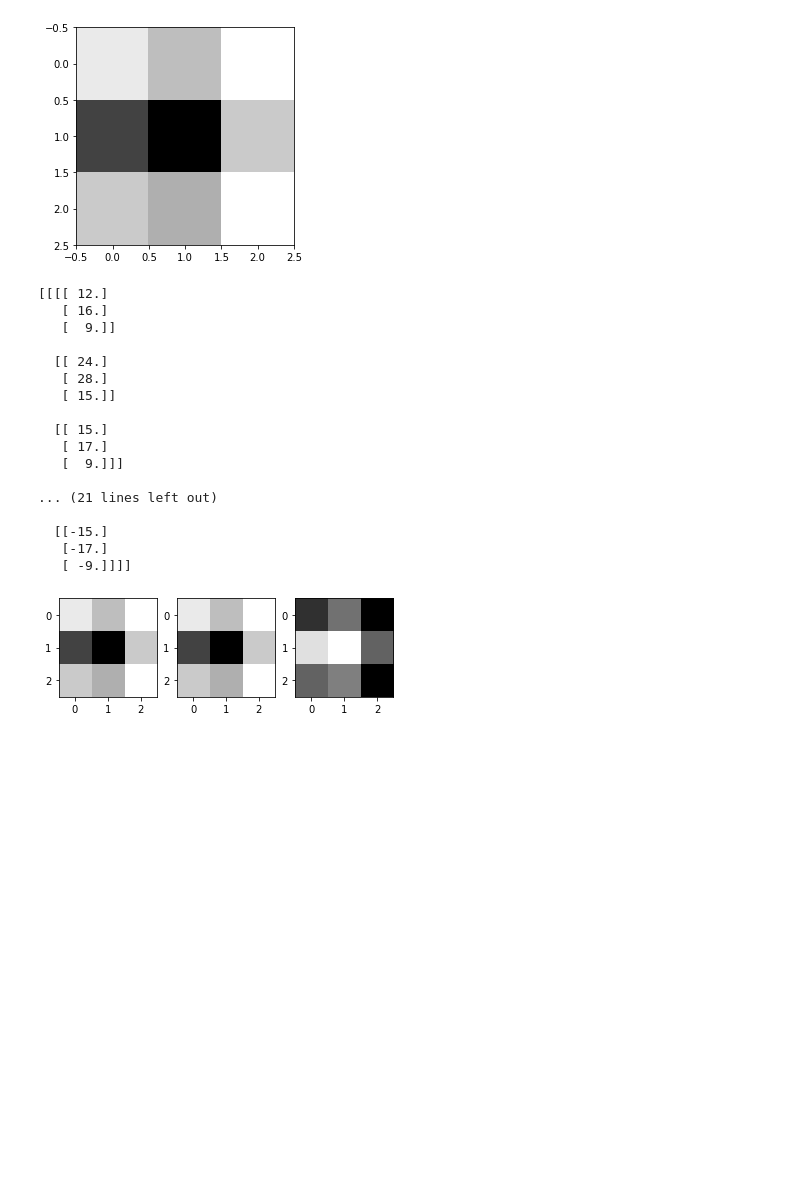
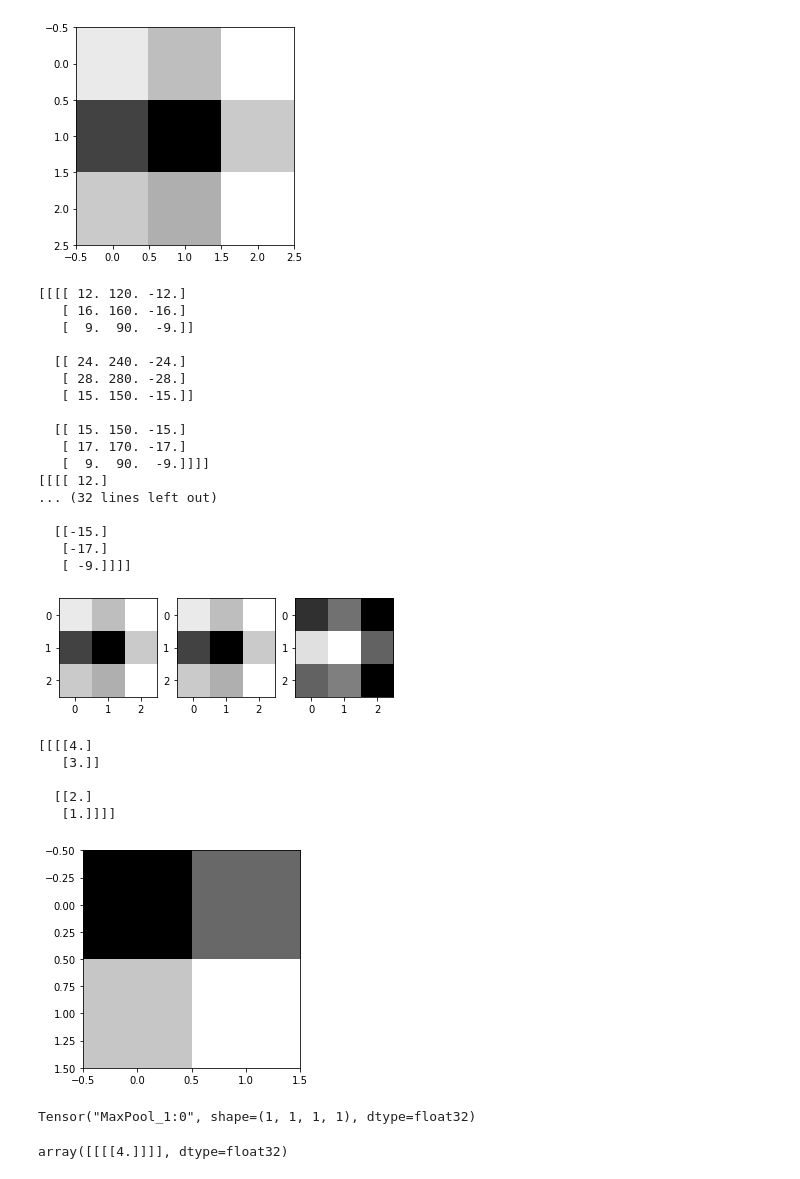
Before and after one commit to landturtler/2020_AI_education_example, a Jupyter notebook: 딥러닝_Tensorflow/cnn_basic.ipynb, the cells around one changed output. Cells and saved outputs as stored; diff of their text form; code cells hidden in the pictures; blank space fills up the shorter version.

```diff
--- a/딥러닝_Tensorflow/cnn_basic.ipynb
+++ b/딥러닝_Tensorflow/cnn_basic.ipynb
@@ -113,7 +101,7 @@ weight = tf.constant([[[[1.,10.,-1.]],[[1.,10.,-1]]],
                       [[[1.,10.,-1.]],[[1.,10.,-1.]]]])
 conv2d = tf.nn.conv2d(image,weight,strides=[1,1,1,1],padding='SAME')
 conv2d_img = conv2d.eval()
-# print(conv2d_img)  # (1,3,3,3)
+print(conv2d_img)  # (1,3,3,3)
 conv2d_img = np.swapaxes(conv2d_img,0,3)
 print(conv2d_img)  # (3,3,3,1)
 
@@ -123,19 +111,19 @@ for i, one_imge in enumerate(conv2d_img):
     plt.imshow(one_imge.reshape(3,3),cmap='Greys')
 plt.show()
 # %% [output]
+[[[[ 12. 120. -12.]
+   [ 16. 160. -16.]
+   [  9.  90.  -9.]]
+
+  [[ 24. 240. -24.]
+   [ 28. 280. -28.]
+   [ 15. 150. -15.]]
+
+  [[ 15. 150. -15.]
+   [ 17. 170. -17.]
+   [  9.  90.  -9.]]]]
 [[[[ 12.]
-   [ 16.]
-   [  9.]]
-
-  [[ 24.]
-   [ 28.]
-   [ 15.]]
-
-  [[ 15.]
-   [ 17.]
-   [  9.]]]
-
-... (21 lines left out)
+... (32 lines left out)
 
   [[-15.]
    [-17.]
@@ -145,0 +132,26 @@ plt.show()
+# %%
+# max pooling : (1,2,2,1) ---> (1,2,2,1)  , padding = 'SAME' (zero padding 함)
+image = np.array([[[[4],[3]],
+                  [[2],[1]]]],dtype=np.float32)
+print(image)
+plt.imshow(image.reshape(2,2),cmap='Greys')
+plt.show()
+# %% [output]
+[[[[4.]
+   [3.]]
+
+  [[2.]
+   [1.]]]]
+[figure, added]
+# %%
+#  padding = 'VALID'
+# max pool
+# image : (1,2,2,1)
+# (2 - 2)/1 + 1 = 1
+pool = tf.nn.max_pool(image,ksize=[1,2,2,1],strides=[1,1,1,1],  # ksize : 원본에서 추출할 이미지의 범위
+                     padding = 'VALID')
+print(pool)
+pool.eval()     # (1, 1, 1, 1)
+# %% [output]
+Tensor("MaxPool_1:0", shape=(1, 1, 1, 1), dtype=float32)
+array([[[[4.]]]], dtype=float32)
```
Also changed, not shown: parts of 6 cells of this notebook.
